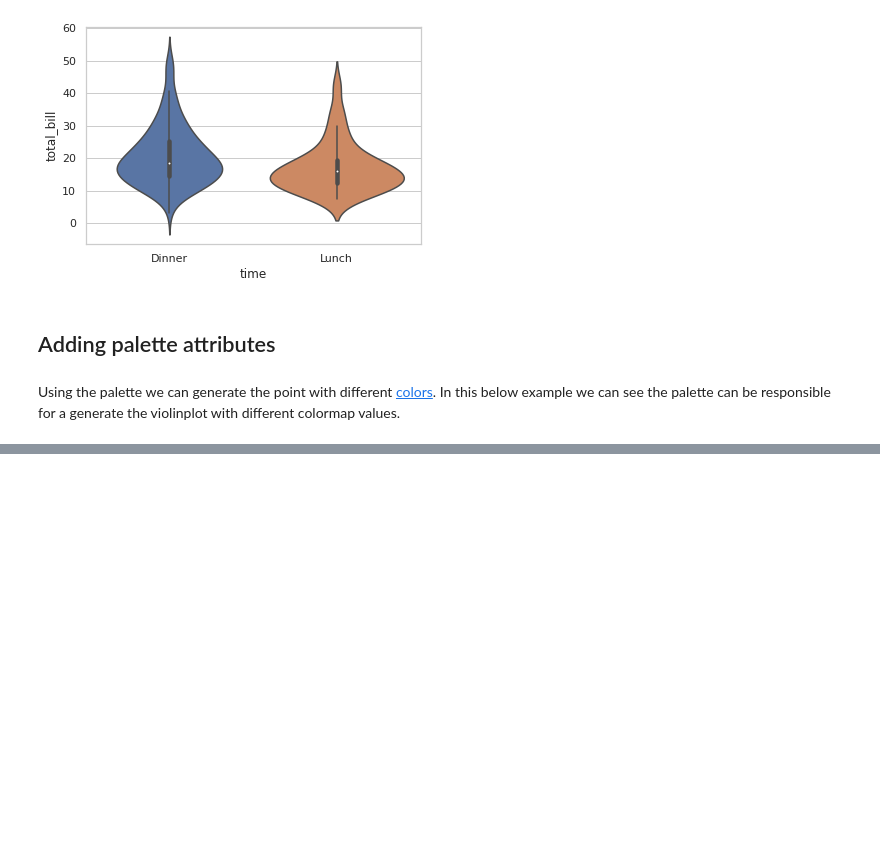
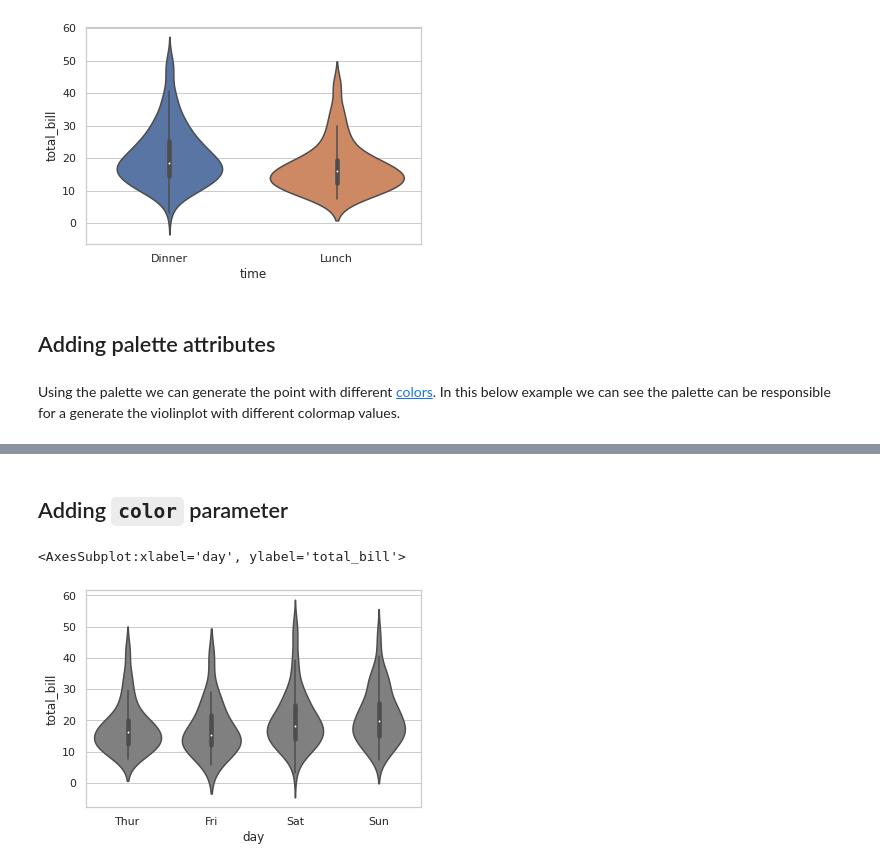
Before and after one commit to HumphreyKn/Python_Bar, a Jupyter notebook: Violin plots.ipynb, the cells around one changed output, grey strips where cells are left out. Cells and saved outputs as stored; diff of their text form; code cells hidden in the pictures; blank space fills up the shorter version.

```diff
--- a/Violin plots.ipynb
+++ b/Violin plots.ipynb
@@ -138,0 +152,7 @@ Using the palette we can generate the point with different [colors](https://seab
+# %% [markdown]
+## Adding `color` parameter
+# %%
+sns.violinplot(x="day", y="total_bill", color="grey", data=data)
+# %% [output]
+<AxesSubplot:xlabel='day', ylabel='total_bill'>
+[figure, added]
```
Also changed, not shown: parts of 3 cells of this notebook.
